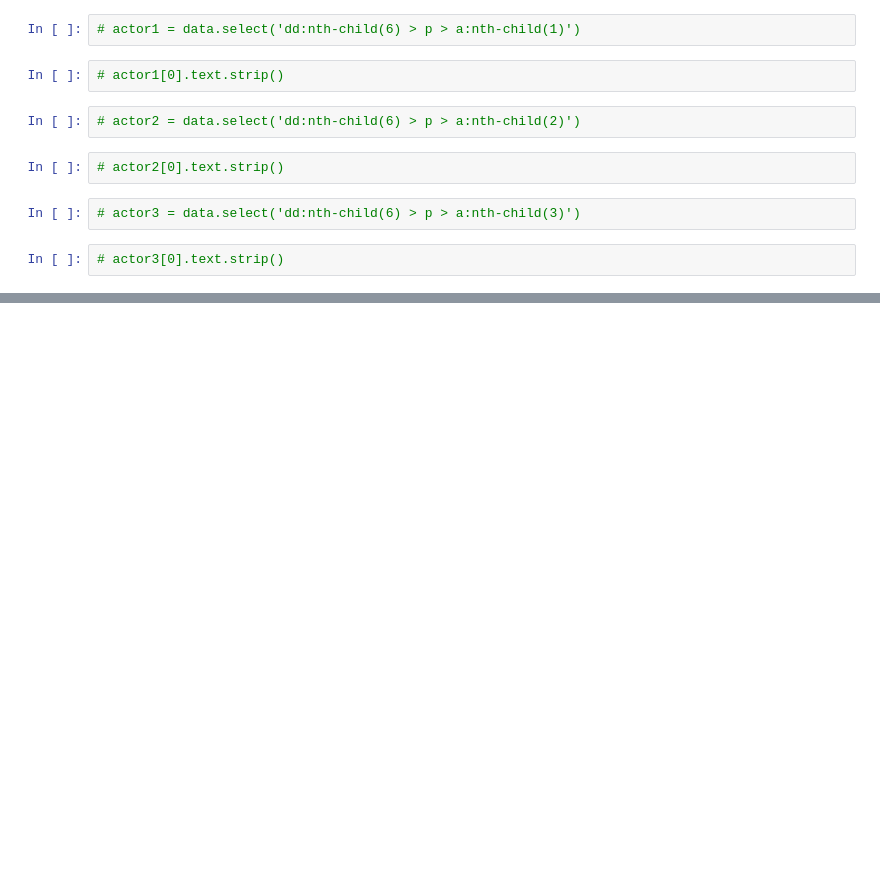
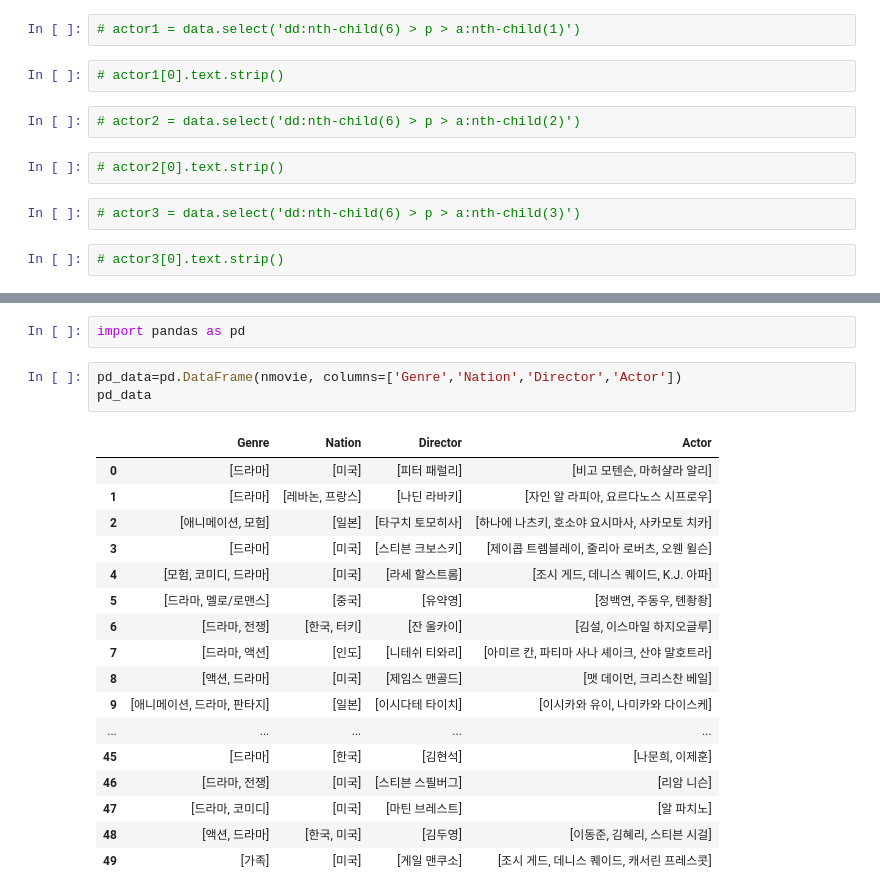
Before and after one commit to victoria2012/Multi_A_2Team, a Jupyter notebook: scraping/naver_movie_ranking_scraping_detail.ipynb, the cells around one changed output, grey strips where cells are left out. Saved outputs shown, nothing was run; the diff lists cells and outputs as text; blank space fills up the shorter version.

```diff
--- a/scraping/naver_movie_ranking_scraping_detail.ipynb
+++ b/scraping/naver_movie_ranking_scraping_detail.ipynb
@@ -105,0 +201,23 @@ IndexError: list index out of range
+# %%
+import pandas as pd
+# %%
+pd_data=pd.DataFrame(nmovie, columns=['Genre','Nation','Director','Actor'])
+pd_data
+# %% [output]
+|  | Genre | Nation | Director | Actor |
+| 0 | [드라마] | [미국] | [피터 패럴리] | [비고 모텐슨, 마허샬라 알리] |
+| 1 | [드라마] | [레바논, 프랑스] | [나딘 라바키] | [자인 알 라피아, 요르다노스 시프로우] |
+| 2 | [애니메이션, 모험] | [일본] | [타구치 토모히사] | [하나에 나츠키, 호소야 요시마사, 사카모토 치카] |
+| 3 | [드라마] | [미국] | [스티븐 크보스키] | [제이콥 트렘블레이, 줄리아 로버츠, 오웬 윌슨] |
+| 4 | [모험, 코미디, 드라마] | [미국] | [라세 할스트롬] | [조시 게드, 데니스 퀘이드, K.J. 아파] |
+| 5 | [드라마, 멜로/로맨스] | [중국] | [유약영] | [정백연, 주동우, 톈좡좡] |
+| 6 | [드라마, 전쟁] | [한국, 터키] | [잔 울카이] | [김설, 이스마일 하지오글루] |
+| 7 | [드라마, 액션] | [인도] | [니테쉬 티와리] | [아미르 칸, 파티마 사나 셰이크, 산야 말호트라] |
+| 8 | [액션, 드라마] | [미국] | [제임스 맨골드] | [맷 데이먼, 크리스찬 베일] |
+| 9 | [애니메이션, 드라마, 판타지] | [일본] | [이시다테 타이치] | [이시카와 유이, 나미카와 다이스케] |
+| ... | ... | ... | ... | ... |
+| 45 | [드라마] | [한국] | [김현석] | [나문희, 이제훈] |
+| 46 | [드라마, 전쟁] | [미국] | [스티븐 스필버그] | [리암 니슨] |
+| 47 | [드라마, 코미디] | [미국] | [마틴 브레스트] | [알 파치노] |
+| 48 | [액션, 드라마] | [한국, 미국] | [김두영] | [이동준, 김혜리, 스티븐 시걸] |
+| 49 | [가족] | [미국] | [게일 맨쿠소] | [조시 게드, 데니스 퀘이드, 캐서린 프레스콧] |
```
Also changed, not shown: parts of 4 cells of this notebook.
